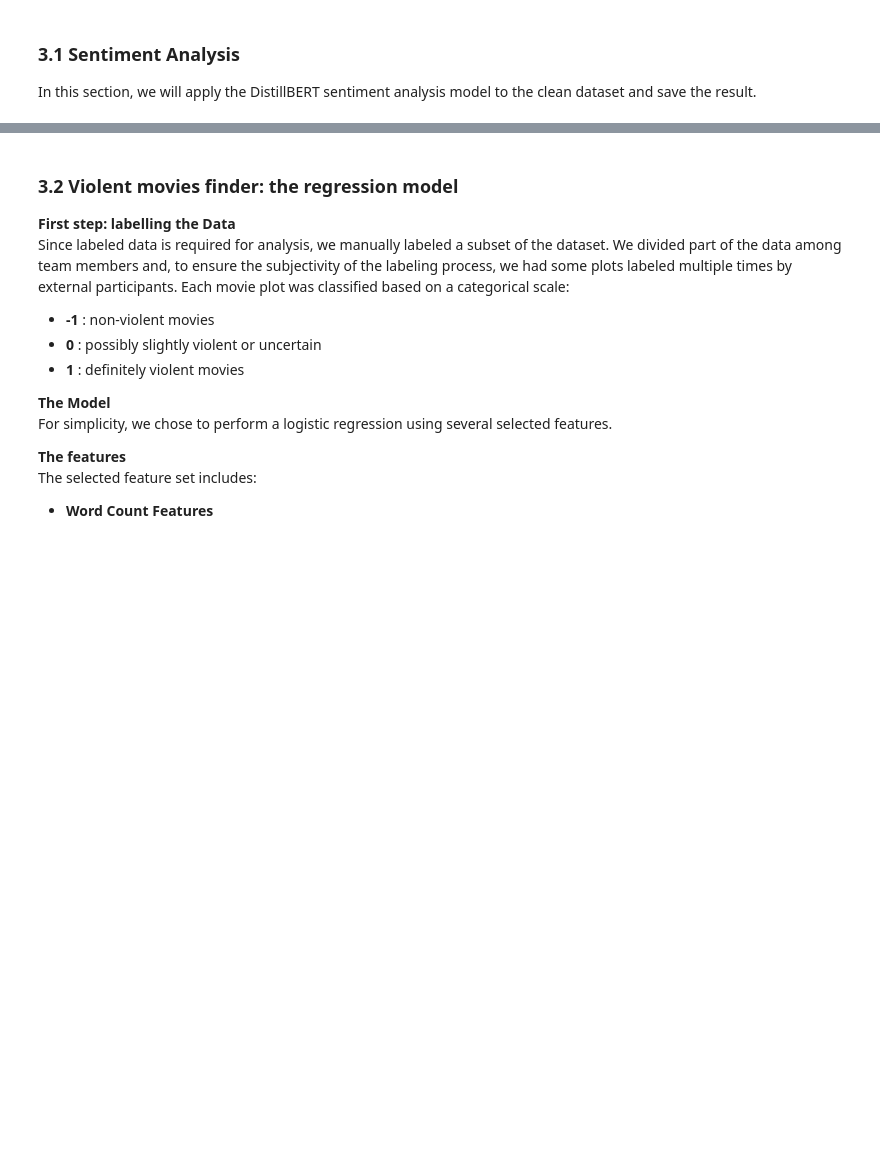
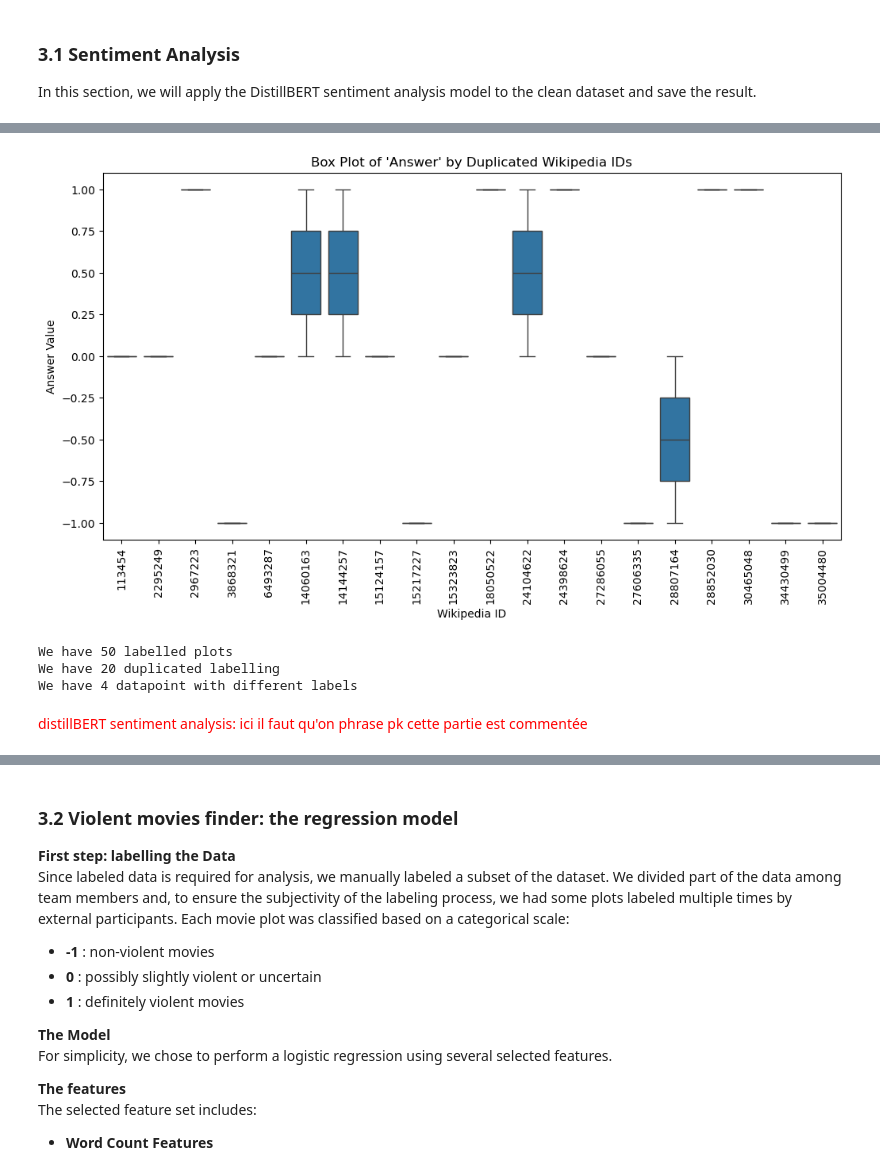
Before and after one commit to epfl-ada/ada-2024-project-alligatorsdontapologize24, a Jupyter notebook: results.ipynb, the cells around one changed output, grey strips where cells are left out. Saved outputs shown, nothing was run; the diff lists cells and outputs as text; code cells hidden in the pictures; blank space fills up the shorter version.

```diff
--- a/results.ipynb
+++ b/results.ipynb
@@ -507,3 +507,8 @@ To answer this question we decided to include a sentiment analysis of our plots,
 ### 3.1 Sentiment Analysis
 
 In this section, we will apply the DistillBERT sentiment analysis model to the clean dataset and save the result.
+# %%
+# First: we load the labelled the data
+ViolentLabel,ViolentData = data_loader.human_labelled_data("Raw")
+display(ViolentLabel)
+display(ViolentData.head())
@@ -509,0 +527,24 @@ In this section, we will apply the DistillBERT sentiment analysis model to the c
+# %%
+duplicated_data = ViolentData[ViolentData.index.duplicated(keep=False)]
+
+# Plot all duplicates in one figure with side-by-side boxplots
+plt.figure(figsize=(12, 6))
+sns.boxplot(data=duplicated_data, x="Wikipedia movie ID", y="Answer")
+
+# Add labels and title
+plt.title("Box Plot of 'Answer' by Duplicated Wikipedia IDs")
+plt.xlabel("Wikipedia ID")
+plt.xticks(rotation=90)
+plt.ylabel("Answer Value")
+
+plt.show()
+# %% [output]
+[figure, added]
+# %%
+print("We have",len(ViolentData.index.unique()),"labelled plots")
+print("We have",len(duplicated_data.index.unique()),"duplicated labelling")
+print("We have",(duplicated_data.groupby("Wikipedia movie ID")["Answer"].nunique() > 1).sum(),"datapoint with different labels")
+# %% [output]
+We have 50 labelled plots
+We have 20 duplicated labelling
+We have 4 datapoint with different labels
@@ -510,3 +555,5 @@ In this section, we will apply the DistillBERT sentiment analysis model to the c
+# %% [markdown]
+<span style="color:red">distillBERT sentiment analysis: ici il faut qu'on phrase pk cette partie est commentée</span>
 # %%
 sys.path.append(os.path.abspath("src/model"))
 
```
Also changed, not shown: parts of 13 cells of this notebook.
